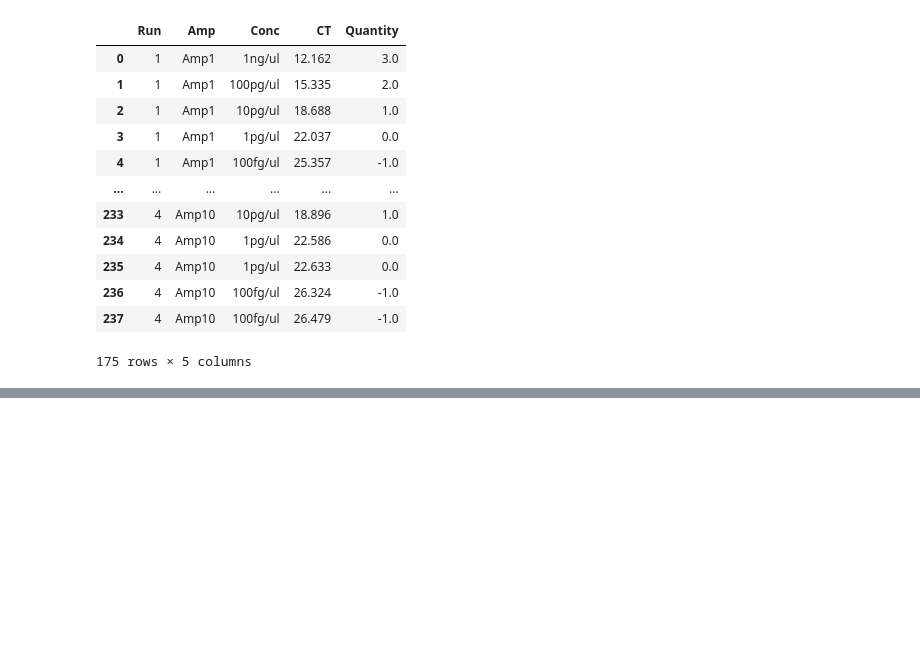
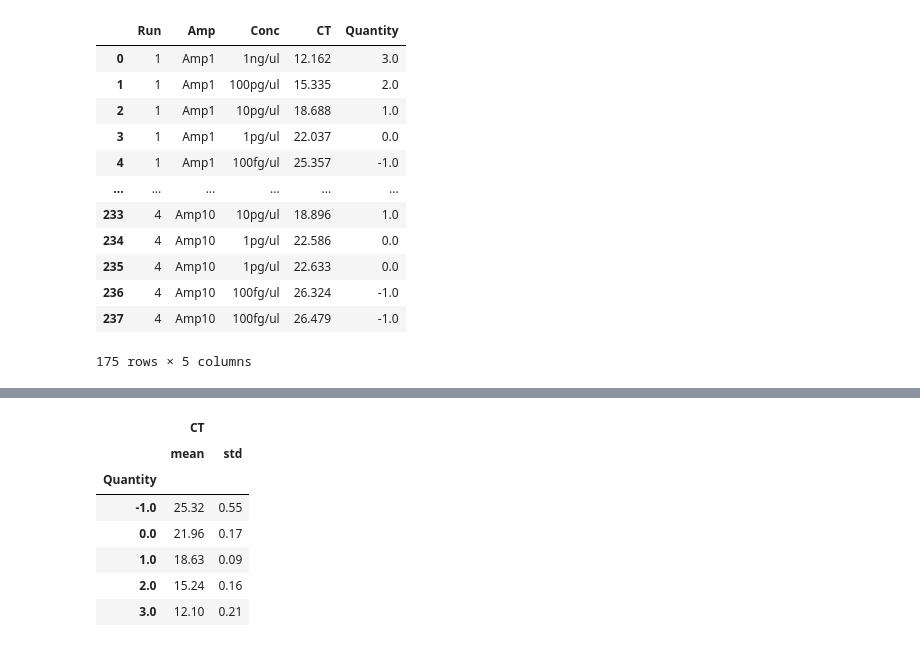
Before and after one commit to harAtEA/residual-plasmid-python, a Jupyter notebook: residual plasmid/compiled primer runs 2 to 5.ipynb, the cells around one changed output, grey strips where cells are left out. Cells and saved outputs as stored; diff of their text form; code cells hidden in the pictures; blank space fills up the shorter version.

```diff
--- a/residual plasmid/compiled primer runs 2 to 5.ipynb
+++ b/residual plasmid/compiled primer runs 2 to 5.ipynb
@@ -1702,0 +1604,11 @@ plt.savefig('compiledPlots.png')
+# %%
+(dict_for_amp['Amp5'].groupby('Quantity').agg({'CT':['mean','std']})).round(2)
+# %% [output]
+|  | CT |  |
+|  | mean | std |
+| Quantity |  |  |
+| -1.0 | 25.32 | 0.55 |
+| 0.0 | 21.96 | 0.17 |
+| 1.0 | 18.63 | 0.09 |
+| 2.0 | 15.24 | 0.16 |
+| 3.0 | 12.10 | 0.21 |
```
Also changed, not shown: parts of 20 cells of this notebook, 1 other file.
